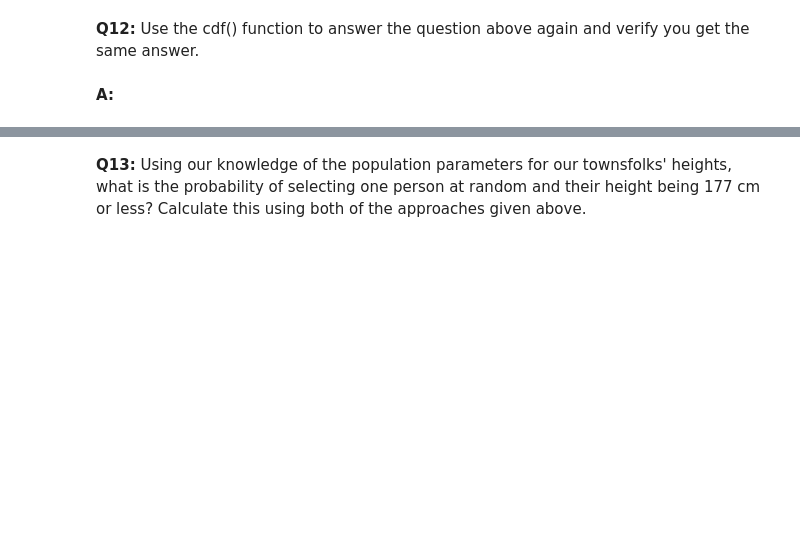
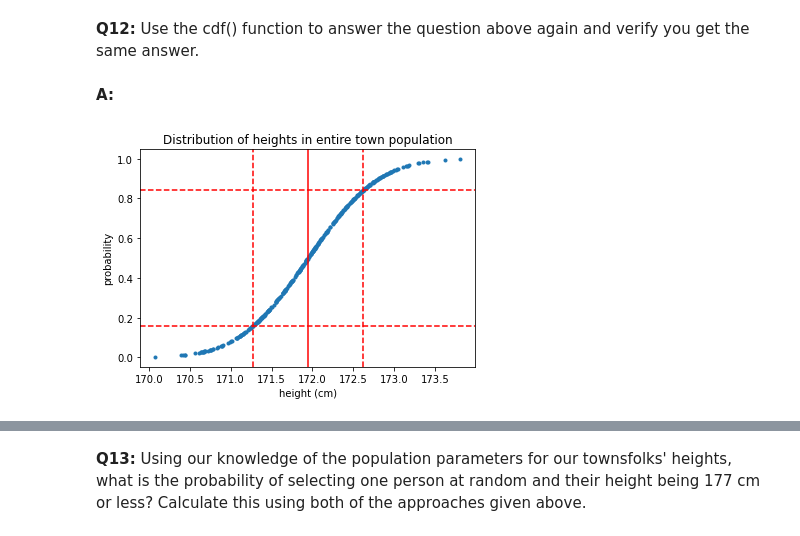
Before and after one commit to prakash-kr/Case-Study---Frequentist-Inference, a Jupyter notebook: Frequentist Inference Case Study - Part A.ipynb, the cells around one changed output, grey strips where cells are left out. Cells and saved outputs as stored; diff of their text form; code cells hidden in the pictures; blank space fills up the shorter version.

```diff
--- a/Frequentist Inference Case Study - Part A.ipynb
+++ b/Frequentist Inference Case Study - Part A.ipynb
@@ -346,3 +350,15 @@ Calculating this probability involved calculating the area under the curve from
 __Q12:__ Use the cdf() function to answer the question above again and verify you get the same answer.
 # %% [markdown]
 __A:__
+# %%
+_ = plt.plot(sample50_mean_array, norm.cdf(sample50_mean_array, expected_mean, expected_std), marker='.', linestyle='none')
+_ = plt.xlabel('height (cm)')
+_ = plt.ylabel('probability')
+_ = plt.title('Distribution of heights in entire town population')
+_ = plt.axvline(expected_mean, color='r')
+_ = plt.axvline(expected_mean+expected_std, color='r', linestyle='--')
+_ = plt.axvline(expected_mean-expected_std, color='r', linestyle='--')
+_ = plt.axhline(norm.cdf(x=expected_mean+expected_std, loc=expected_mean, scale=expected_std), color='r', linestyle='--')
+_ = plt.axhline(norm.cdf(x=expected_mean-expected_std, loc=expected_mean, scale=expected_std), color='r', linestyle='--')
+# %% [output]
+[figure, added]
```
Also changed, not shown: parts of 19 cells of this notebook.
